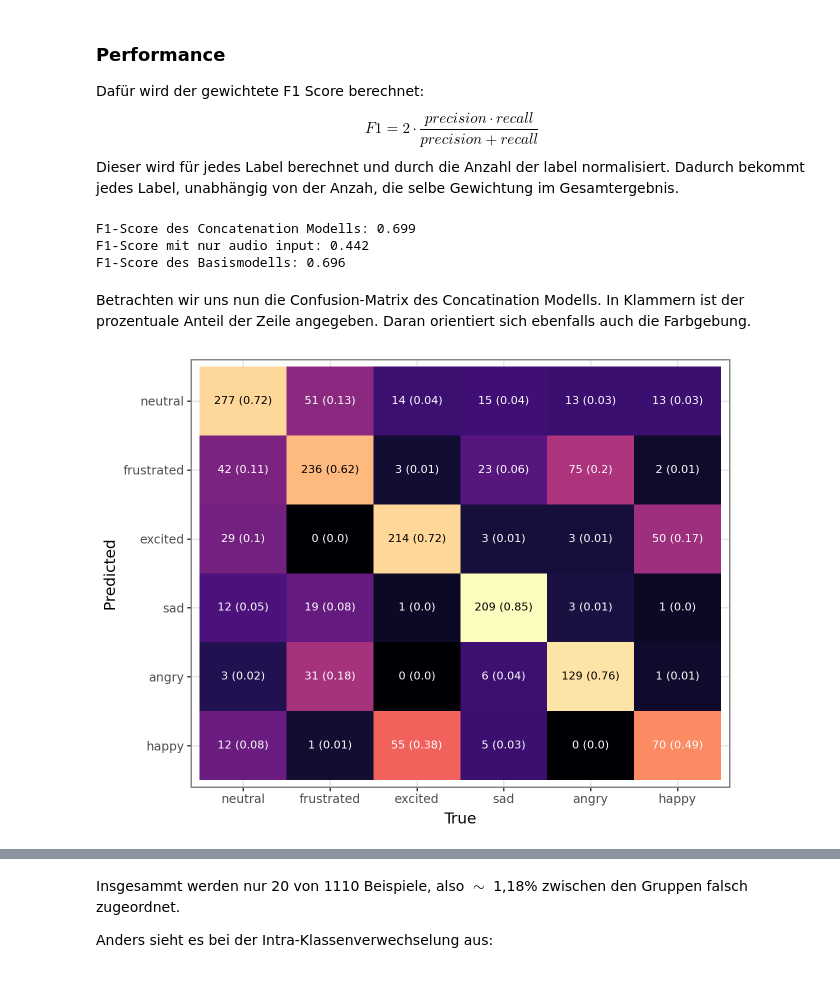
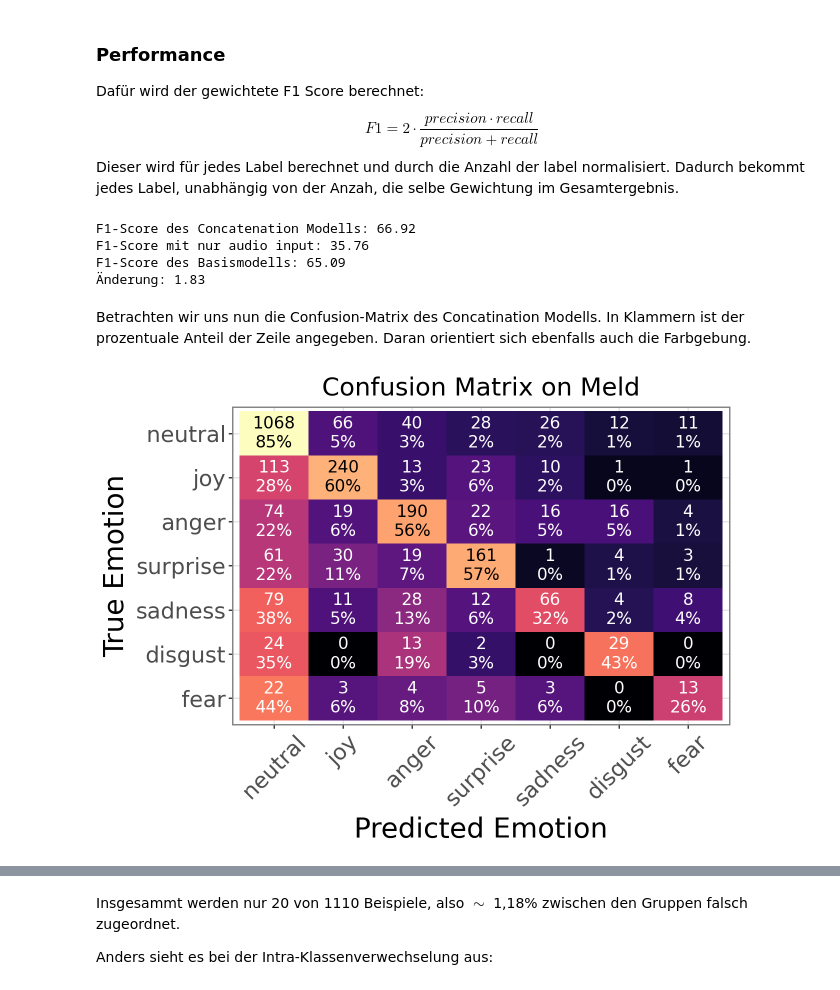
Before and after one commit to HenFo/Masterarbeit, a Jupyter notebook: analysis/mm_models/concat_meld.ipynb, the cells around one changed output, grey strips where cells are left out. Saved outputs shown, nothing was run; the diff lists cells and outputs as text; code cells hidden in the pictures.

```diff
--- a/analysis/mm_models/concat_meld.ipynb
+++ b/analysis/mm_models/concat_meld.ipynb
@@ -59,3 +85,9 @@ df_meld.head(3)
+# %%
+df_meld["output_audio"] = df_meld["output_audio"].apply(
+    lambda x: pd.NA if x not in df_meld["target"].unique() else x
+)
+
+df_meld = df_meld.dropna()
 # %% [markdown]
 ### Performance
 
@@ -75,17 +107,25 @@ concat_model_f1 = f1_score(df_meld["target"], df_meld["output"], average="weight
 audio_only_f1 = f1_score(df_meld["target"], df_meld["output_audio"], average="weighted", labels=labels)
 text_only_f1 = f1_score(df_meld["target"], df_meld["output_ierc"], average="weighted", labels=labels)
 
-print(f"F1-Score des Concatenation Modells: {concat_model_f1:.3f}")
-print(f"F1-Score mit nur audio input: {audio_only_f1:.3f}")
-print(f"F1-Score des Basismodells: {text_only_f1:.3f}")
+print(f"F1-Score des Concatenation Modells: {100 * concat_model_f1:.2f}")
+print(f"F1-Score mit nur audio input: {100 * audio_only_f1:.2f}")
+print(f"F1-Score des Basismodells: {100 * text_only_f1:.2f}")
+print(f"Änderung: {(100*concat_model_f1 - 100*text_only_f1):.2f}")
 # %% [output]
-F1-Score des Concatenation Modells: 0.699
-F1-Score mit nur audio input: 0.442
-F1-Score des Basismodells: 0.696
+F1-Score des Concatenation Modells: 66.92
+F1-Score mit nur audio input: 35.76
+F1-Score des Basismodells: 65.09
+Änderung: 1.83
 # %% [markdown]
 Betrachten wir uns nun die Confusion-Matrix des Concatination Modells.
 In Klammern ist der prozentuale Anteil der Zeile angegeben. Daran orientiert sich ebenfalls auch die Farbgebung.
 # %%
-utils.print_confusion_matrix(df_meld, target_labels=labels[::-1], output_column="output")
+utils.print_confusion_matrix(
+    df_meld,
+    target_labels=labels[::-1],
+    output_column="output",
+    name="concat_meld_combined_cm.png",
+    title="Confusion Matrix on Meld",
+)
 # %% [output]
-[figure, old version]
+[figure, new version]
```
Also changed, not shown: parts of 21 cells of this notebook, 3 other files.
